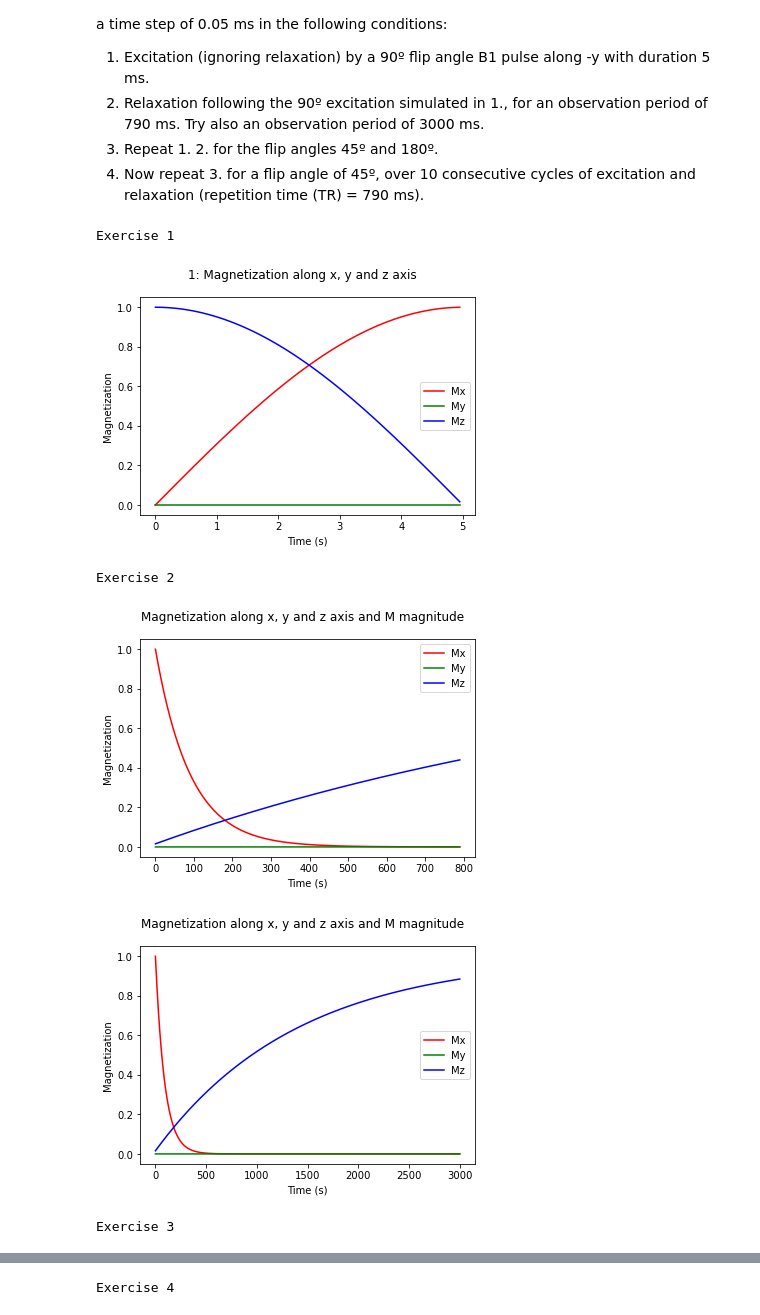
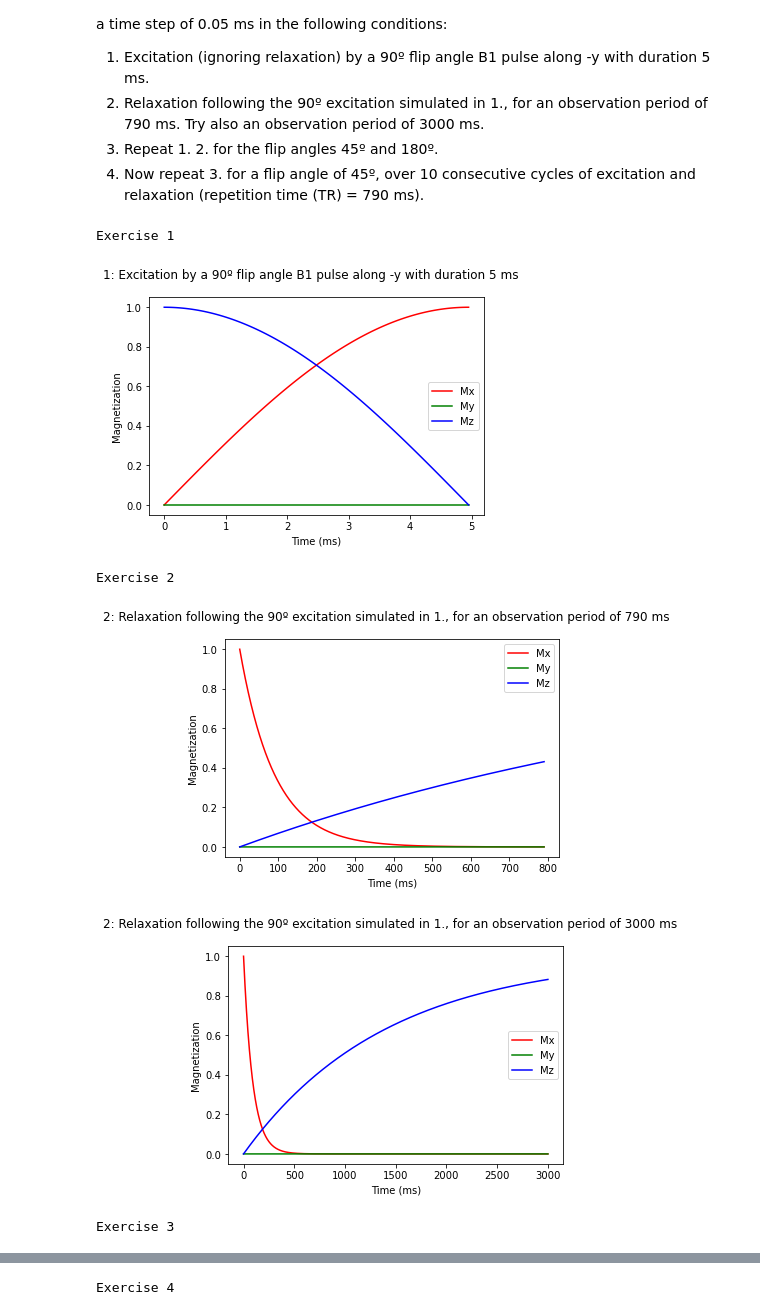
Before and after one commit to miguelrfernandes/MedicalImaging, a Jupyter notebook: Lab4_21-22/Lab4_21-22.ipynb, the cells around one changed output, grey strips where cells are left out. Cells and saved outputs as stored; diff of their text form; code cells hidden in the pictures.

```diff
--- a/Lab4_21-22/Lab4_21-22.ipynb
+++ b/Lab4_21-22/Lab4_21-22.ipynb
@@ -31,7 +31,7 @@ M0 = np.array([0, 0, 1])
 #define the bloch equations
 #that calculate the evolution of the magnetization vector
 def bloch(M_initial, duration, angle=90):
-    _theta = angle/(duration/deltat)/180*np.pi
+    _theta = angle/((duration-deltat)/deltat)/180*np.pi
     _M = [M_initial]
     time = np.arange(0, duration, deltat) #time elapsed in ms
 
@@ -62,44 +62,46 @@ def plotM(_M, duration=5, title="Magnetization along x, y and z axis and M magni
     ax.plot(time, [row[0] for row in _M], "-r", label="Mx")
     ax.plot(time, [row[1] for row in _M], "-g", label="My")
     ax.plot(time, [row[2] for row in _M], "-b", label="Mz")
-    plt.xlabel('Time (s)')
+    plt.xlabel('Time (ms)')
     plt.ylabel('Magnetization')
     leg = ax.legend();
     plt.show()
 # %%
 print("Exercise 1")
 M_E1 = bloch(M0, duration=5, angle=90)
-plotM(M_E1, duration=5, title='1: Magnetization along x, y and z axis')
+plotM(M_E1, duration=5, title='1: Excitation by a 90º flip angle B1 pulse along -y with duration 5 ms')
 
 print("Exercise 2")
 M_E2 = blochrelax(M_E1[-1], duration=790)
-plotM(M_E2, duration=790)
+plotM(M_E2, duration=790, title='2: Relaxation following the 90º excitation simulated in 1., for an observation period of 790 ms')
 
 M_E2 = blochrelax(M_E1[-1], duration=3000)
-plotM(M_E2, duration=3000)
+plotM(M_E2, duration=3000, title='2: Relaxation following the 90º excitation simulated in 1., for an observation period of 3000 ms')
 
 print("Exercise 3")
 M_E3 = bloch(M0, duration=5, angle=45)
-M_E3 += blochrelax(M_E3[-1], duration=790)
-plotM(M_E3, duration=795)
+plotM(M_E3, duration=5, title='3.1.1.: Excitation by a 45º flip angle B1 pulse along -y with duration 5 ms')
+M_E3 = blochrelax(M_E3[-1], duration=790)
+plotM(M_E3, duration=790, title='3.1.2: Relaxation following the 45º excitation simulated in 3.1.1., for an observation period of 790 ms')
 
 M_E3 = bloch(M0, duration=5, angle=180)
-M_E3 += blochrelax(M_E3[-1], duration=790)
-plotM(M_E3, duration=795)
+plotM(M_E3, duration=5, title='3.2.1.: Excitation by a 180º flip angle B1 pulse along -y with duration 5 ms')
+M_E3 = blochrelax(M_E3[-1], duration=790)
+plotM(M_E3, duration=790, title='3.2.2: Relaxation following the 180º excitation simulated in 3.2.1., for an observation period of 790 ms')
 
 print("Exercise 4")
 M_E4 = [M0]
 M_E4 = bloch(M_E4[-1], duration=5, angle=45)
 M_E4 += blochrelax(M_E4[-1], duration=790)
 for cycle in range(9):
     M_E4 += bloch(M_E4[-1], duration=5, angle=45)
     M_E4 += blochrelax(M_E4[-1], duration=790)
 
-plotM(M_E4, duration=7950)
+plotM(M_E4, duration=7950, title='4: 10 consecutive cycles of excitation and relaxation by a 90º flip angle B1 pulse along -y with duration 5 ms (repetition time (TR) = 790 ms)')
 # %% [output]
 Exercise 1
-[figure, old version]
+[figure, new version]
 Exercise 2
-[figure, old version]
+[figure, new version]
-[figure, old version]
+[figure, new version]
 Exercise 3
```
Also changed, not shown: parts of 2 cells of this notebook.
